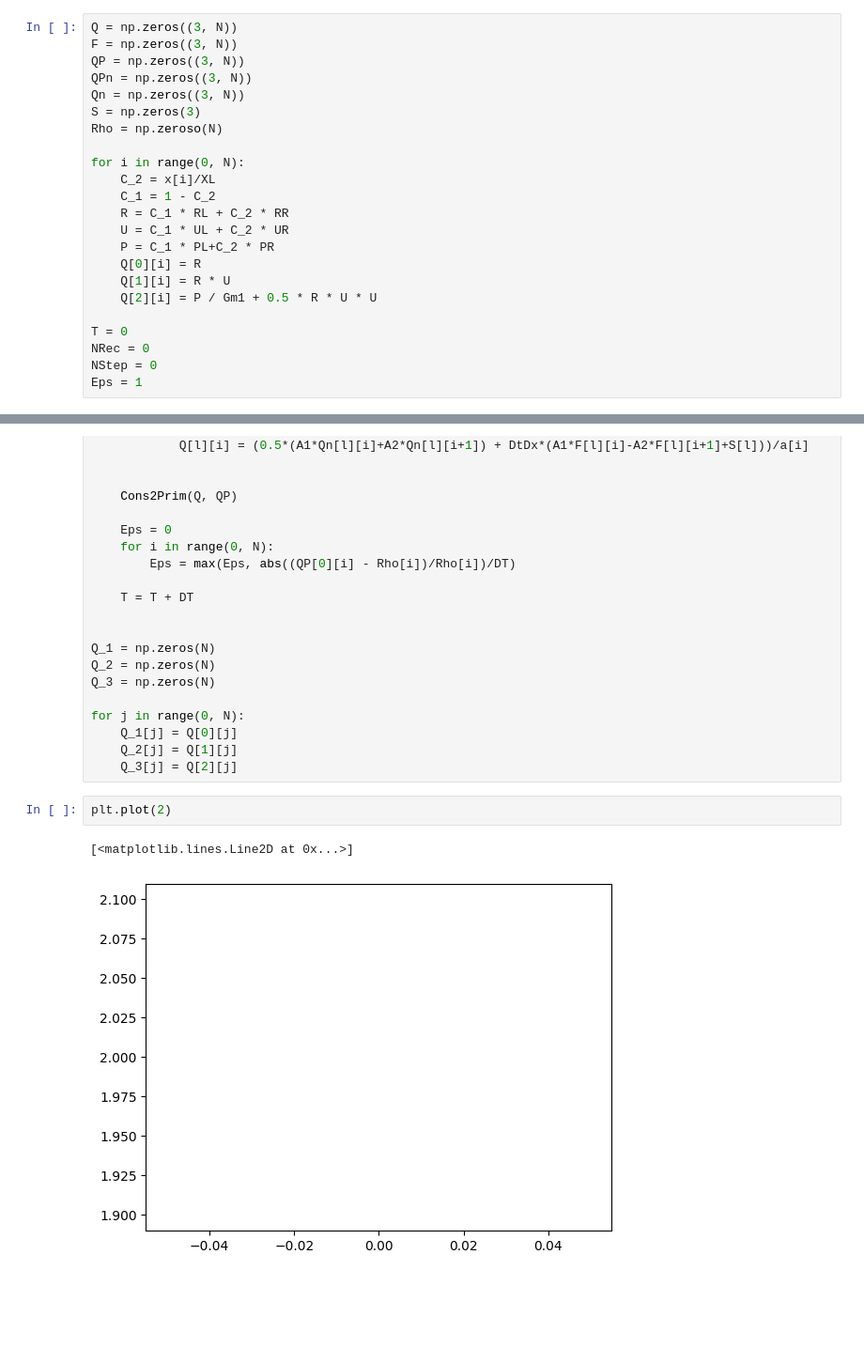
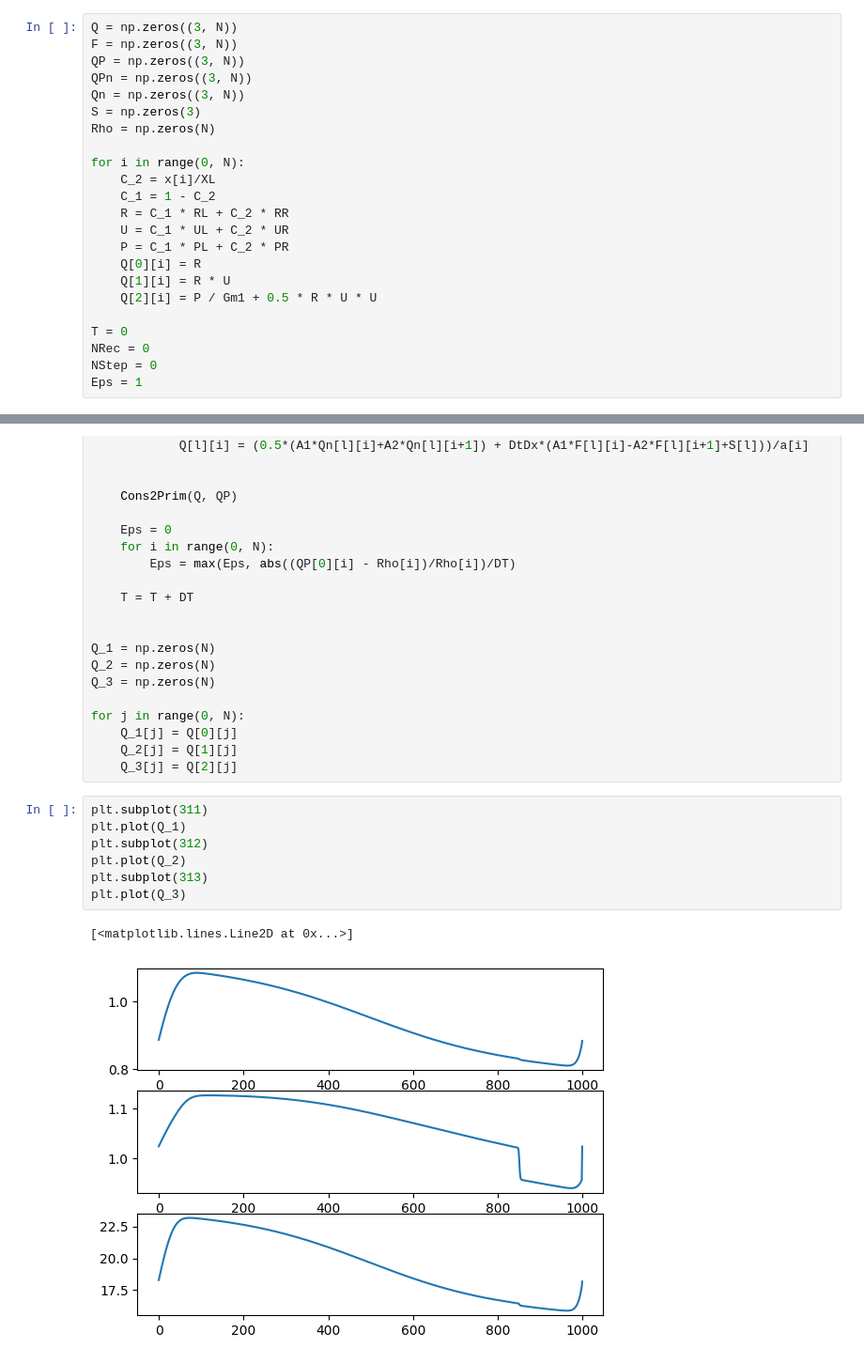
Before and after one commit to GertCell/PhysDep, a Jupyter notebook: GasDyn/Task 2 ShockWave.ipynb, the cells around one changed output, grey strips where cells are left out. Shown at 94% size. Cells and saved outputs as stored; diff of their text form; blank space fills up the shorter version.

```diff
--- a/GasDyn/Task 2 ShockWave.ipynb
+++ b/GasDyn/Task 2 ShockWave.ipynb
@@ -43,14 +41,14 @@ QP = np.zeros((3, N))
 QPn = np.zeros((3, N))
 Qn = np.zeros((3, N))
 S = np.zeros(3)
-Rho = np.zeroso(N)
+Rho = np.zeros(N)
 
 for i in range(0, N):
     C_2 = x[i]/XL
     C_1 = 1 - C_2
     R = C_1 * RL + C_2 * RR
     U = C_1 * UL + C_2 * UR
-    P = C_1 * PL+C_2 * PR
+    P = C_1 * PL + C_2 * PR
     Q[0][i] = R
     Q[1][i] = R * U
     Q[2][i] = P / Gm1 + 0.5 * R * U * U
@@ -140,8 +138,13 @@ for j in range(0, N):
     Q_1[j] = Q[0][j]
     Q_2[j] = Q[1][j]
     Q_3[j] = Q[2][j]
-# %%
-plt.plot(2)
-# %% [output]
-[<matplotlib.lines.Line2D at 0x...>]
-[figure, removed]
+# %%
+plt.subplot(311)
+plt.plot(Q_1)
+plt.subplot(312)
+plt.plot(Q_2)
+plt.subplot(313)
+plt.plot(Q_3)
+# %% [output]
+[<matplotlib.lines.Line2D at 0x...>]
+[figure, added]
```
Also changed, not shown: parts of 3 cells of this notebook.
